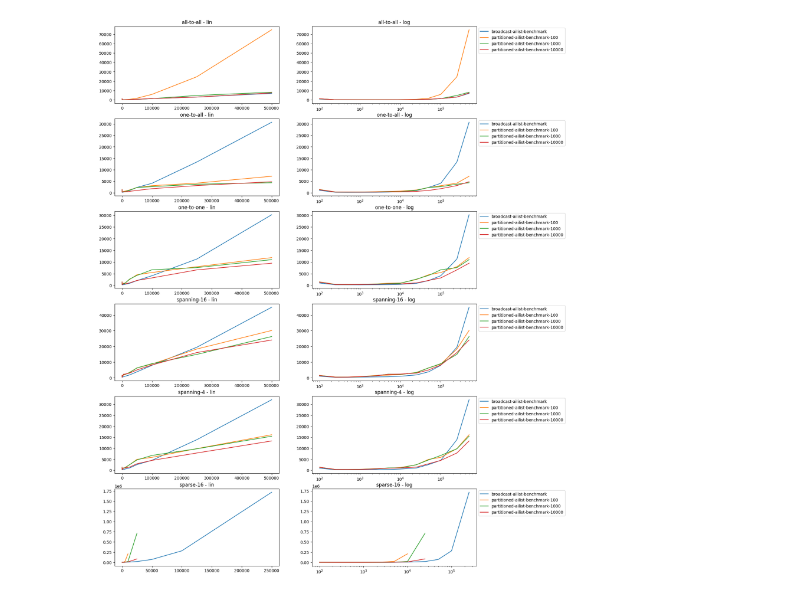
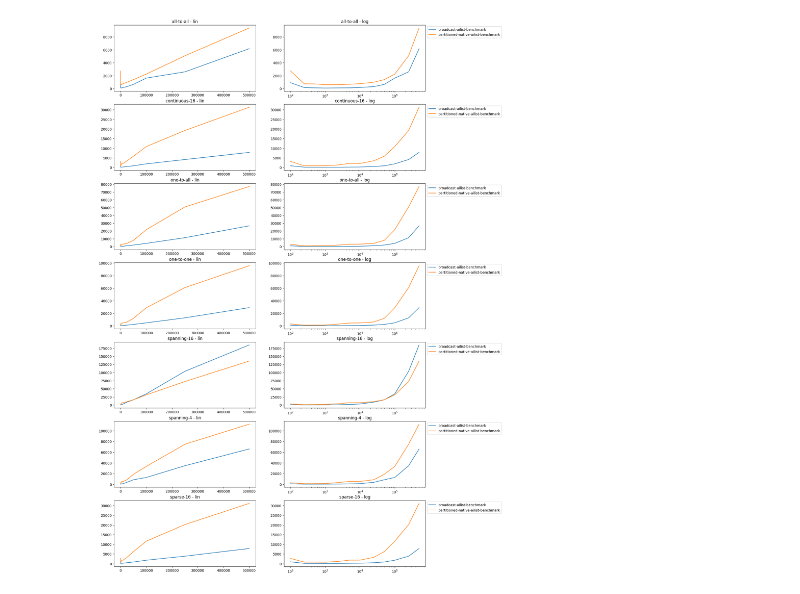
Before and after one commit to amadeusz-kosik/interwalled, a Jupyter notebook: jupyter-lab/Basic benchmark.ipynb, the cells around one changed output. Drawn from its saved outputs; the diff is of its cells as text; code cells hidden in the pictures.

```diff
--- a/jupyter-lab/Basic benchmark.ipynb
+++ b/jupyter-lab/Basic benchmark.ipynb
@@ -83,12 +78,10 @@ plot_dataset(benchmark_results_df)
 # %%
 plot_dataset(benchmark_results_df, join_names = [
     "broadcast-ailist-benchmark",
-    "partitioned-ailist-benchmark-100",
-    "partitioned-ailist-benchmark-1000",
-    "partitioned-ailist-benchmark-10000"
+    "partitioned-native-ailist-benchmark"
 ])
 # %% [output]
-[figure, old version]
+[figure, new version]
 # %%
 plot_dataset(benchmark_results_df, join_names = [
     "spark-native-bucketing-benchmark-10",
```
Also changed, not shown: parts of 4 cells of this notebook, 47 other files.
